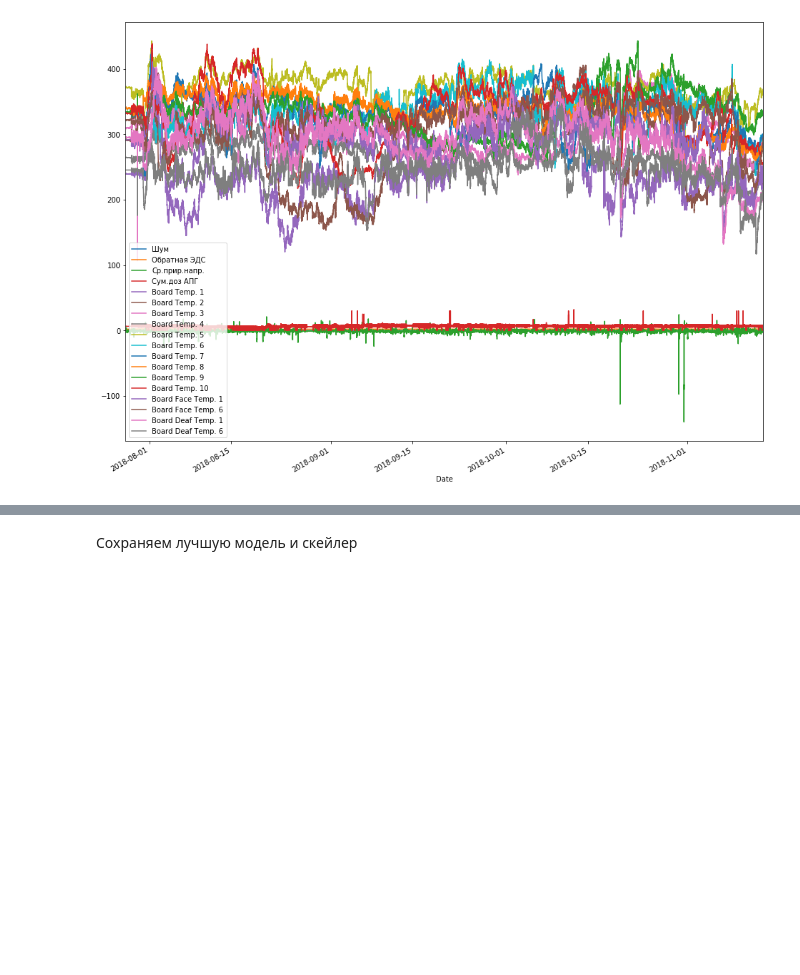
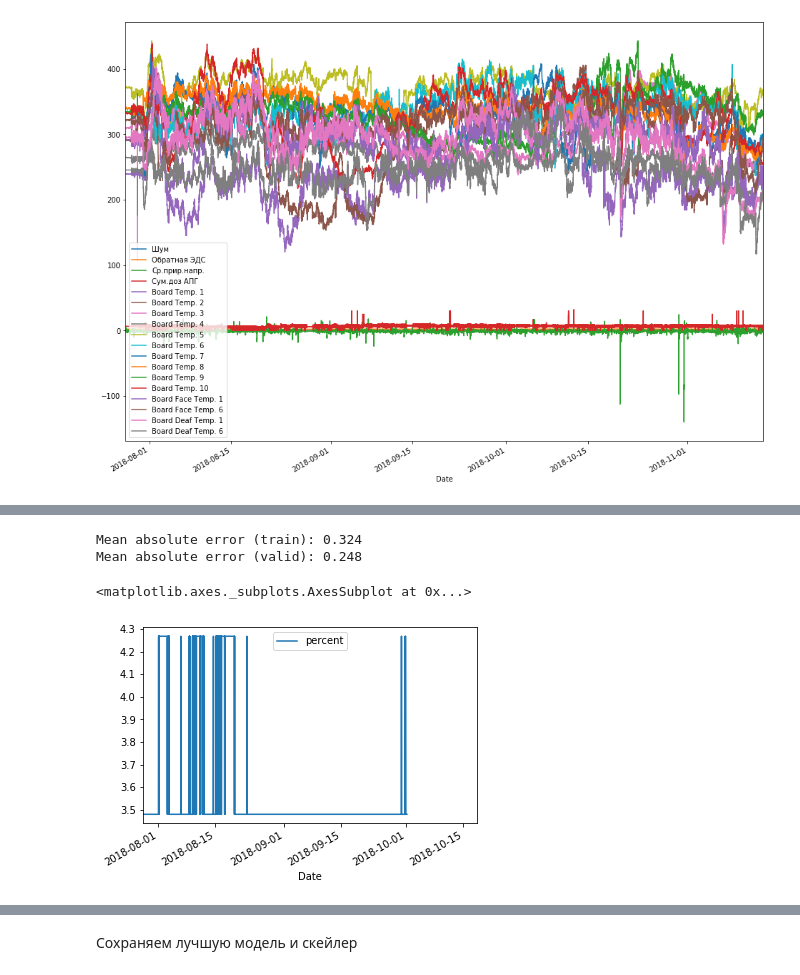
Before and after one commit to sirily/product_percent_prediction, a Jupyter notebook: procent_prediction.ipynb, the cells around one changed output, grey strips where cells are left out. Cells and saved outputs as stored; diff of their text form; code cells hidden in the pictures; blank space fills up the shorter version.

```diff
--- a/procent_prediction.ipynb
+++ b/procent_prediction.ipynb
@@ -455,0 +291,12 @@ set_index('Date').plot(figsize=(16,12))
+# %%
+from sklearn.ensemble import RandomForestRegressor
+from sklearn.model_selection import GridSearchCV
+
+rf = RandomForestRegressor(criterion='mse', bootstrap=False)
+params = {
+    'n_estimators': [100, 500, 1000],
+    'max_depth': [1, 5, 10]
+}
+
+gs = GridSearchCV(rf, params, n_jobs=-1, verbose=2, scoring='neg_mean_absolute_error')
+gs.fit(X_train, y_train)
@@ -455,0 +327,12 @@ set_index('Date').plot(figsize=(16,12))
+# %%
+print("Mean absolute error (train): %.3f" % mean_absolute_error(y_train, gs.predict(X_train)))
+print("Mean absolute error (valid): %.3f" % mean_absolute_error(y_valid, gs.predict(X_valid)))
+# %% [output]
+Mean absolute error (train): 0.324
+Mean absolute error (valid): 0.248
+# %%
+pred3 = pd.concat([y.Date, pd.DataFrame(gs.predict(X), columns=['percent'])], axis=1)
+pred3.set_index('Date').plot()
+# %% [output]
+<matplotlib.axes._subplots.AxesSubplot at 0x...>
+[figure, added]
```
Also changed, not shown: parts of 44 cells of this notebook, 5 other files.
